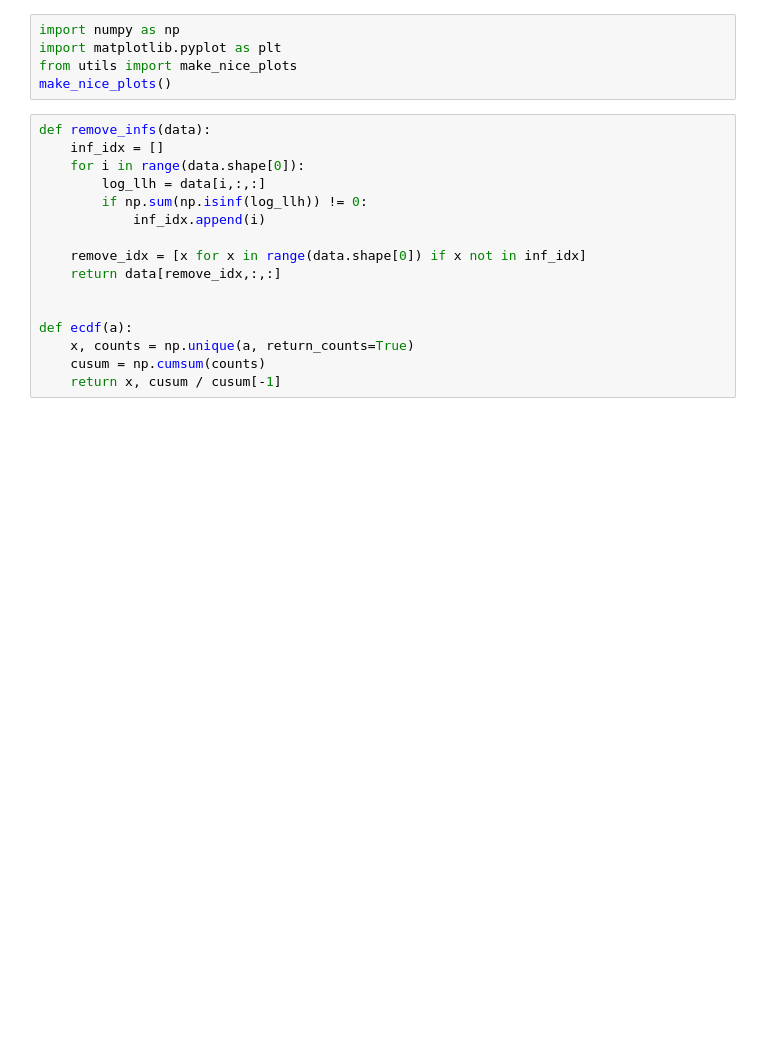
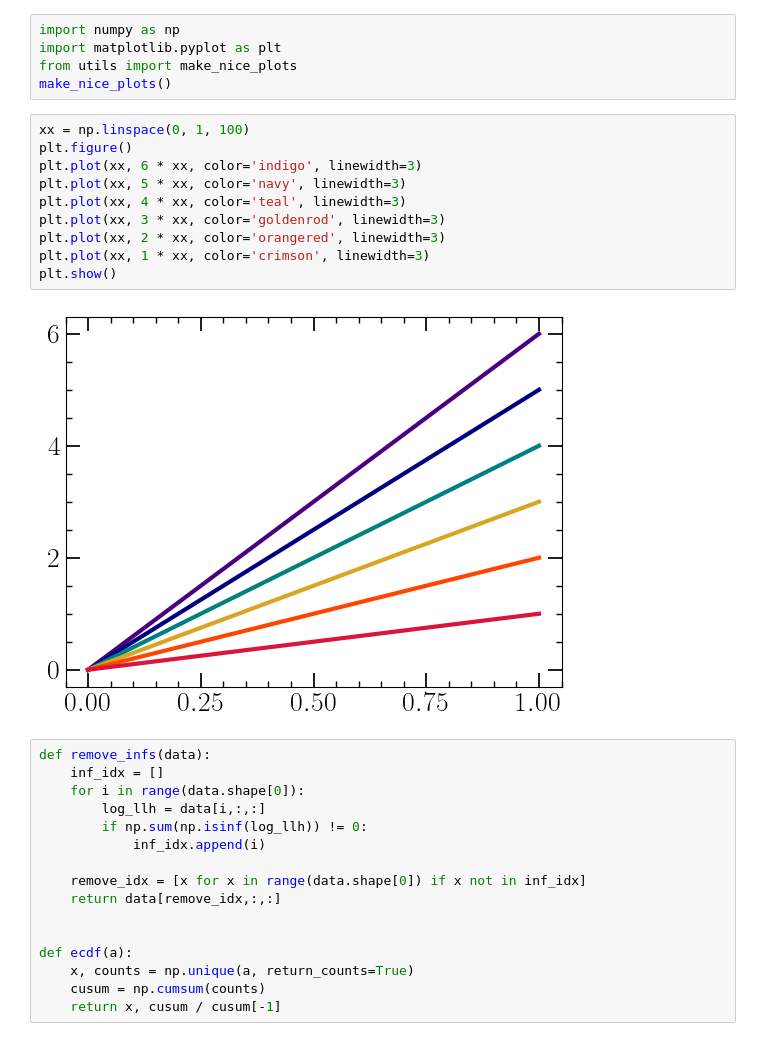
Before and after one commit to LucasPouw/darksirenpop, a Jupyter notebook: analyze_posteriors.ipynb, the cells around one changed output. Saved outputs shown, nothing was run; the diff lists cells and outputs as text; blank space fills up the shorter version.

```diff
--- a/analyze_posteriors.ipynb
+++ b/analyze_posteriors.ipynb
@@ -3,6 +3,18 @@ import numpy as np
 import matplotlib.pyplot as plt
 from utils import make_nice_plots
 make_nice_plots()
+# %%
+xx = np.linspace(0, 1, 100)
+plt.figure()
+plt.plot(xx, 6 * xx, color='indigo', linewidth=3)
+plt.plot(xx, 5 * xx, color='navy', linewidth=3)
+plt.plot(xx, 4 * xx, color='teal', linewidth=3)
+plt.plot(xx, 3 * xx, color='goldenrod', linewidth=3)
+plt.plot(xx, 2 * xx, color='orangered', linewidth=3)
+plt.plot(xx, 1 * xx, color='crimson', linewidth=3)
+plt.show()
+# %% [output]
+[figure, added]
 # %%
 def remove_infs(data):
     inf_idx = []
```
Also changed, not shown: 8 other files.
